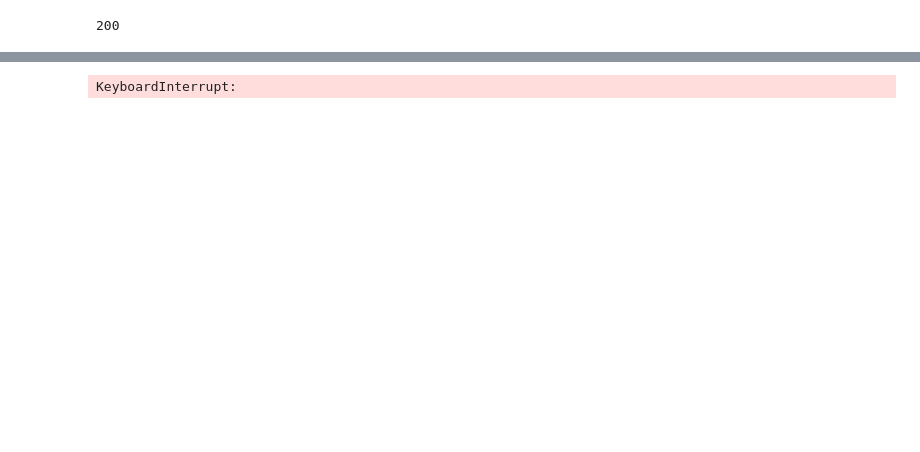
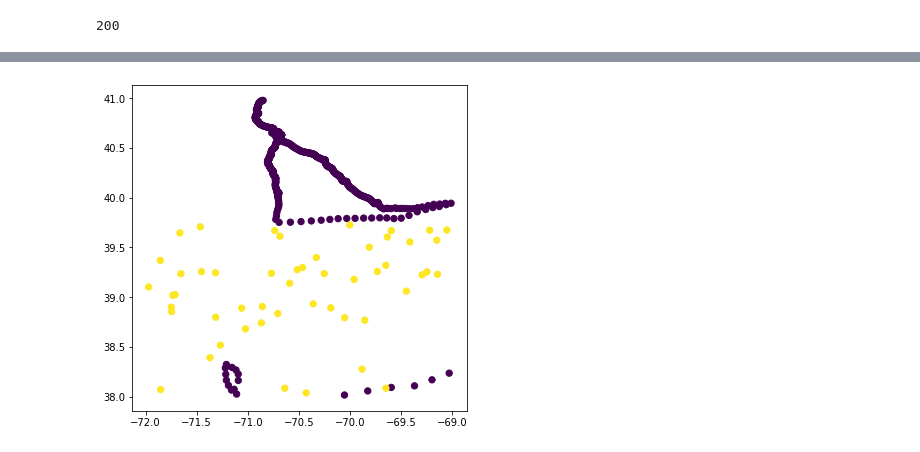
Before and after one commit to ioos/colocate, a Jupyter notebook: servers.ipynb, the cells around one changed output, grey strips where cells are left out. Saved outputs shown, nothing was run; the diff lists cells and outputs as text; code cells hidden in the pictures; blank space fills up the shorter version.

Commit message:
Extracting lat/lon from each dataset

```diff
--- a/servers.ipynb
+++ b/servers.ipynb
@@ -11,7 +11,7 @@ file.getcode()
 # %% [output]
 200
 # %%
-servers=all_servers[:1]
+servers=all_servers[:3]
 # %%
 #servers=[{'url': 'https://cwcgom.aoml.noaa.gov/erddap/'}]
 # %%
@@ -27,7 +27,7 @@ kw = {
    'max_lat': bbox[3],
    'min_time': time_min,
    'max_time': time_max,
-    'standard_name':'sea_water_temperature'
+   'standard_name': 'depth'
 }
 # %%
 import pandas as pd
@@ -72,13 +76,27 @@ key
 # %%
-for i in range(2):#all_datasets.shape[0]):
-    e = ERDDAP(
+all_coords = pd.DataFrame()
+for i in range(all_datasets.shape[0]):
+    print(i)
+    e2 = ERDDAP(
                  server=all_datasets['server'].iloc[int(i)],
                  protocol='tabledap',
                  response='csv'
            )
-    e.variables=["latitude","longitude","time","temperature"]
-    e.dataset_id = all_datasets['Dataset ID'].iloc[int(i)]
-    df = e.to_pandas()
+    e2.variables=["latitude","longitude","time"]
+    e2.dataset_id = all_datasets['Dataset ID'].iloc[int(i)]
+    #e2.constraints = kw
+    e2.constraints = {
+           "time>=": time_min,
+           "time<=": time_max,
+           "longitude>=": bbox[0],
+           "longitude<=": bbox[1],
+           "latitude>=": bbox[2],
+           "latitude<=": bbox[3]
+    }
+    print(e2.get_download_url())
+    df = e2.to_pandas()
+    df['id'] = i
+    all_coords = pd.concat([all_coords,df])
     #print(e.get_download_url(response="csv"))
 
     #dataset_url = '%s/tabledap/%s.csvp?latitude,longitude,time&longitude>=-72.0&longitude<=-69&latitude>=38&latitude<=41&time>=1278720000.0&time<=1470787200.0&distinct()' % (all_datasets['server'].iloc[int(i)],all_datasets['Dataset ID'].iloc[int(i)])
@@ -92,7 +115,13 @@ KeyboardInterrupt:
-# %%
-print(e.get_download_url())
-# %% [output]
-KeyboardInterrupt:
+# %%
+import matplotlib.pyplot as plt
+plt.figure(figsize=(6, 6)) #make_map(extent, figsize=(6, 6))
+#add_etopo2(extent, ax)
+cs = plt.scatter(all_coords['longitude (degrees_east)'],
+               all_coords['latitude (degrees_north)'],
+               s=40, c=all_coords['id'].values)
+#df.plot(x='longitude (degrees_east)',y='latitude (degrees_north)')
+# %% [output]
+[figure, added]
 # %%
 # from erddapy import ERDDAP
 
```
Also changed, not shown: parts of 4 cells of this notebook.
